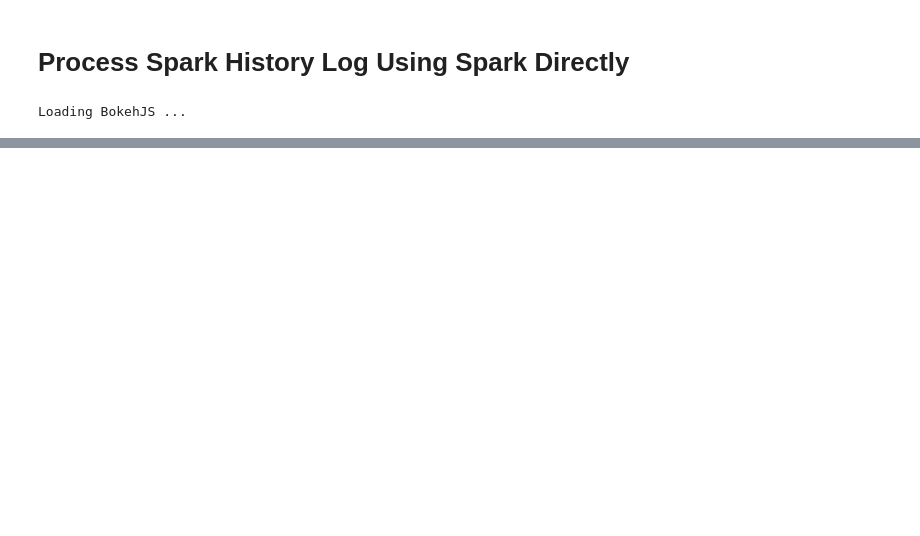
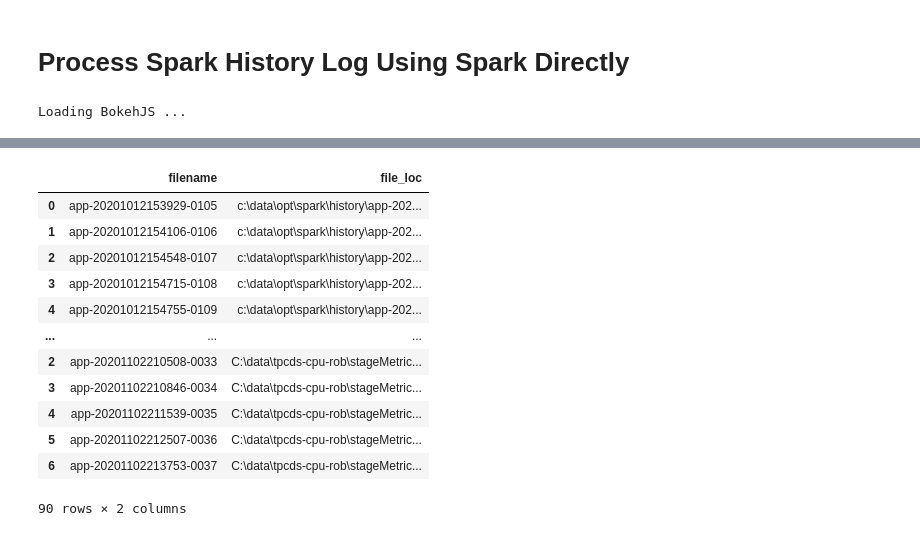
Before and after one commit to btong04/spark-event-vis, a Jupyter notebook: history_log_processing.ipynb, the cells around one changed output, grey strips where cells are left out. Drawn from its saved outputs; the diff is of its cells as text; code cells hidden in the pictures; blank space fills up the shorter version.

```diff
--- a/history_log_processing.ipynb
+++ b/history_log_processing.ipynb
@@ -3,26 +3,58 @@
 # %%
 import json
 import pandas as pd
+import numpy as np
 import holoviews as hv
 import re
+import os
+import collections
 from functools import reduce
 import utils as ut
 
 import bokeh as bk
 from bokeh.plotting import figure
 from bokeh.io import output_notebook, show
 from bokeh.models import ColumnDataSource, FactorRange, Legend, LegendItem
 from bokeh.transform import factor_cmap
 
 output_notebook()
 
 import pyspark
 spark = pyspark.sql.SparkSession.builder.getOrCreate()
 
 hv.extension('bokeh')
+
+# Map history log files to labels:
+workload = {
+    'criteo-s3': r'criteo-logs/app-20201008161252-0083',
+    'criteo-hdfs': r'criteo-logs/app-20201008165248-0084',
+    'sample0': r'spark-logs/app-20201012153929-0105',
+    'sample1': r'spark-logs/app-20201023192446-0040',
+    'sample2': r'spark-logs/app-20201023193623-0041'  # incomplete
+}
+
+
+# Generate TOC for history log files in a directory
+log_dirs = [r'c:\data\opt\spark\history', r'C:\data\tpcds-cpu-rob\stageMetrics_sparklogs']
+# toc = ut.gen_toc(r'c:\data\opt\spark\history')
+toc = pd.concat([ut.gen_toc(cc) for cc in log_dirs])
+toc
 # %% [output]
 Loading BokehJS ...
 [interactive output not drawn]
 [interactive output not drawn]
 [interactive output not drawn]
 [interactive output not drawn]
+|  | filename | file_loc |
+| 0 | app-20201012153929-0105 | c:\data\opt\spark\history\app-202... |
+| 1 | app-20201012154106-0106 | c:\data\opt\spark\history\app-202... |
+| 2 | app-20201012154548-0107 | c:\data\opt\spark\history\app-202... |
+| 3 | app-20201012154715-0108 | c:\data\opt\spark\history\app-202... |
+| 4 | app-20201012154755-0109 | c:\data\opt\spark\history\app-202... |
+| ... | ... | ... |
+| 2 | app-20201102210508-0033 | C:\data\tpcds-cpu-rob\stageMetric... |
+| 3 | app-20201102210846-0034 | C:\data\tpcds-cpu-rob\stageMetric... |
+| 4 | app-20201102211539-0035 | C:\data\tpcds-cpu-rob\stageMetric... |
+| 5 | app-20201102212507-0036 | C:\data\tpcds-cpu-rob\stageMetric... |
+| 6 | app-20201102213753-0037 | C:\data\tpcds-cpu-rob\stageMetric... |
+90 rows × 2 columns
```
Also changed, not shown: parts of 19 cells of this notebook, 5 other files.
